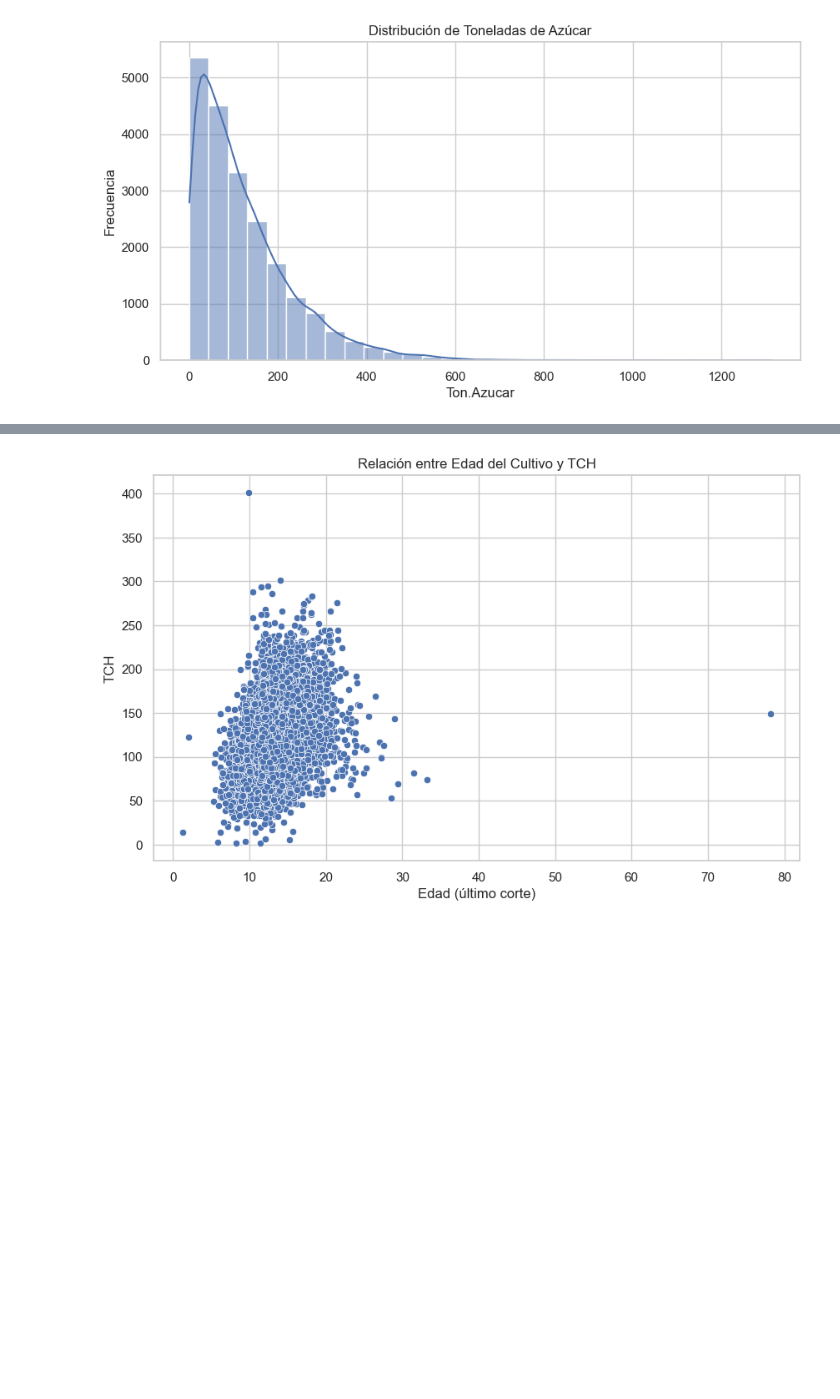
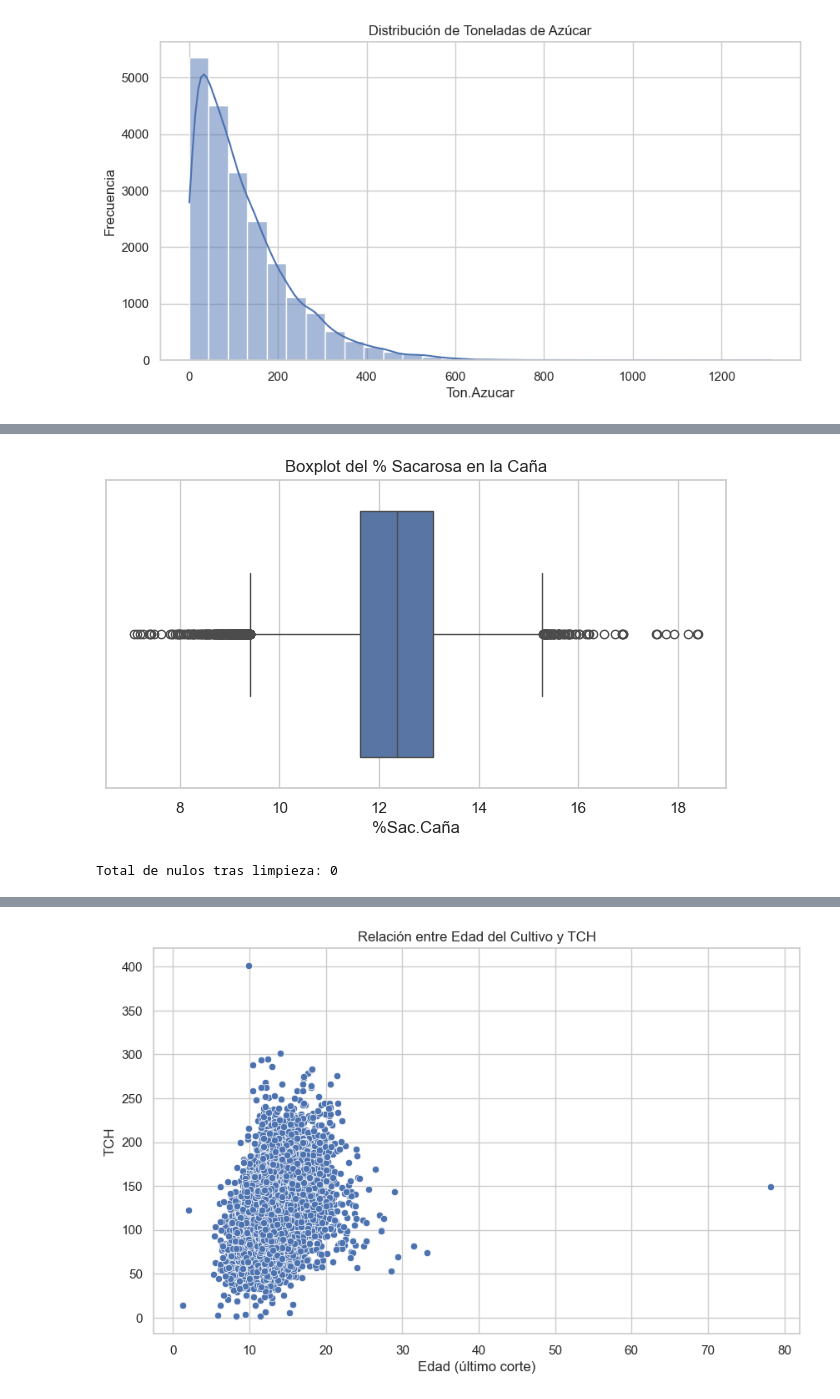
Before and after one commit to Santi1761/LAB_Ingenio_Providencia, a Jupyter notebook: EDA_Regresion_HISTORICO_SUERTES.ipynb, the cells around one changed output, grey strips where cells are left out. Saved outputs shown, nothing was run; the diff lists cells and outputs as text; code cells hidden in the pictures; blank space fills up the shorter version.

```diff
--- a/EDA_Regresion_HISTORICO_SUERTES.ipynb
+++ b/EDA_Regresion_HISTORICO_SUERTES.ipynb
@@ -88,0 +101,25 @@ plt.show()
+# %%
+plt.figure(figsize=(8,4))
+sns.boxplot(x=df['%Sac.Caña'])
+plt.title('Boxplot del % Sacarosa en la Caña')
+plt.show()
+# %% [output]
+[figure, added]
+# %%
+# 4. LIMPIEZA DE DATOS
+
+# Eliminar columnas con más de 40% de nulos
+porcentaje_nulos = df.isnull().mean()
+columnas_a_eliminar = porcentaje_nulos[porcentaje_nulos > 0.4].index
+df_limpio = df.drop(columnas_a_eliminar, axis=1)
+
+# Eliminar filas restantes con nulos
+df_limpio = df_limpio.dropna()
+
+# Verificar ausencia de nulos
+print("Total de nulos tras limpieza:", df_limpio.isnull().sum().sum())
+
+# Exportar dataset limpio
+df_limpio.to_excel('Datos/HISTORICO_SUERTES_LIMPIO.xlsx', index=False)
+# %% [output]
+Total de nulos tras limpieza: 0
```
Also changed, not shown: parts of 16 cells of this notebook, 1 other file.
